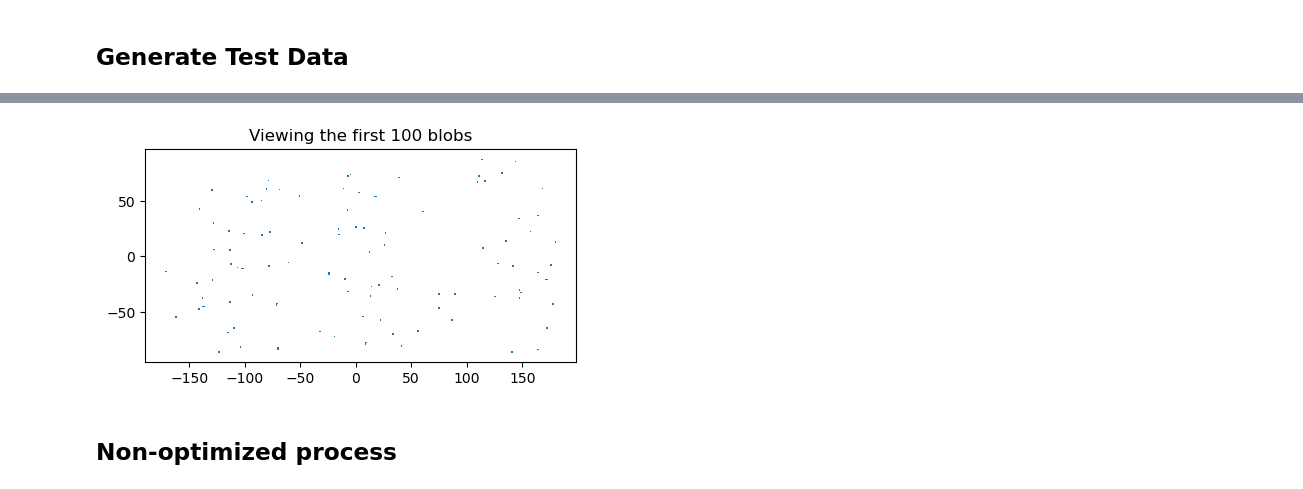
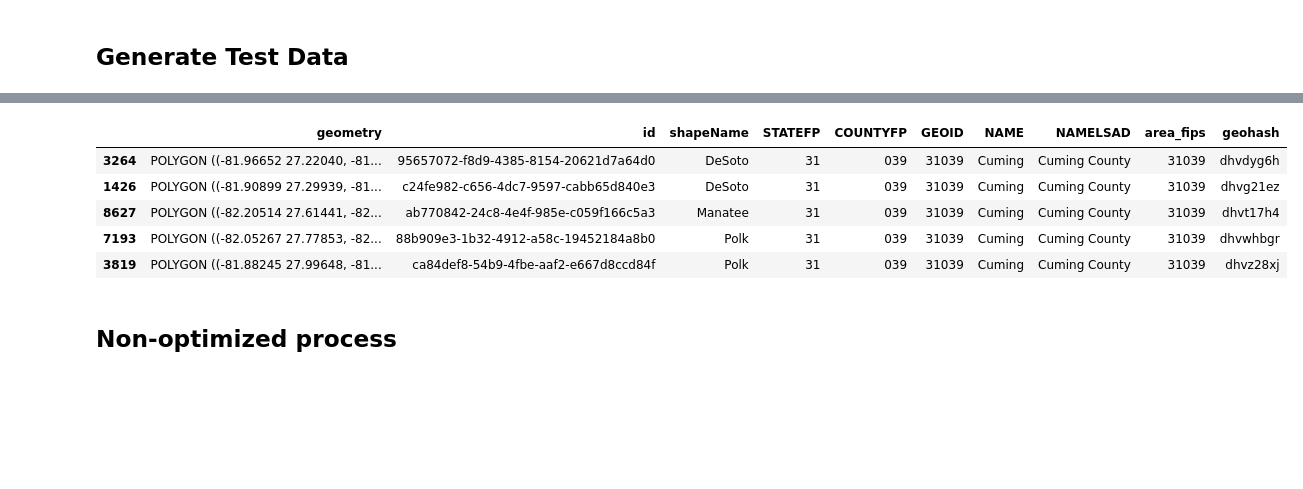
Before and after one commit to sralter/matching_optimization, a Jupyter notebook: matching.ipynb, the cells around one changed output, grey strips where cells are left out. Cells and saved outputs as stored; diff of their text form; code cells hidden in the pictures; blank space fills up the shorter version.

```diff
--- a/matching.ipynb
+++ b/matching.ipynb
@@ -64,16 +61,23 @@ Path('data/').mkdir(exist_ok=True)
 prev_month_blobs.to_parquet('data/prev_month_blobs.parquet')
 curr_month_blobs.to_parquet('data/curr_month_blobs.parquet')
 # %%
-range_ = 100
+# range_ = 10000
 
-fig, ax = plt.subplots(figsize=(5, 5))
-prev_month_blobs.iloc[0:range_].plot(ax=ax)
-ax.set_title(f'Viewing the first {range_} blobs')
-plt.tight_layout()
+# fig, ax = plt.subplots(figsize=(5, 5))
+# prev_month_blobs.iloc[0:range_].plot(ax=ax)
+# ax.set_title(f'Viewing the first {range_} blobs')
+# plt.tight_layout()
 
-plt.show()
+# plt.show()
-# %% [output]
-[figure, removed]
+# %%
+prev_month_blobs.head()
+# %% [output]
+|  | geometry | id | shapeName | STATEFP | COUNTYFP | GEOID | NAME | NAMELSAD | area_fips | geohash |
+| 3264 | POLYGON ((-81.96652 27.22040, -81... | 95657072-f8d9-4385-8154-20621d7a64d0 | DeSoto | 31 | 039 | 31039 | Cuming | Cuming County | 31039 | dhvdyg6h |
+| 1426 | POLYGON ((-81.90899 27.29939, -81... | c24fe982-c656-4dc7-9597-cabb65d840e3 | DeSoto | 31 | 039 | 31039 | Cuming | Cuming County | 31039 | dhvg21ez |
+| 8627 | POLYGON ((-82.20514 27.61441, -82... | ab770842-24c8-4e4f-985e-c059f166c5a3 | Manatee | 31 | 039 | 31039 | Cuming | Cuming County | 31039 | dhvt17h4 |
+| 7193 | POLYGON ((-82.05267 27.77853, -82... | 88b909e3-1b32-4912-a58c-19452184a8b0 | Polk | 31 | 039 | 31039 | Cuming | Cuming County | 31039 | dhvwhbgr |
+| 3819 | POLYGON ((-81.88245 27.99648, -81... | ca84def8-54b9-4fbe-aaf2-e667d8ccd84f | Polk | 31 | 039 | 31039 | Cuming | Cuming County | 31039 | dhvz28xj |
 # %% [markdown]
 ## Non-optimized process
 # %% [markdown]
```
Also changed, not shown: parts of 8 cells of this notebook, 14 other files.
